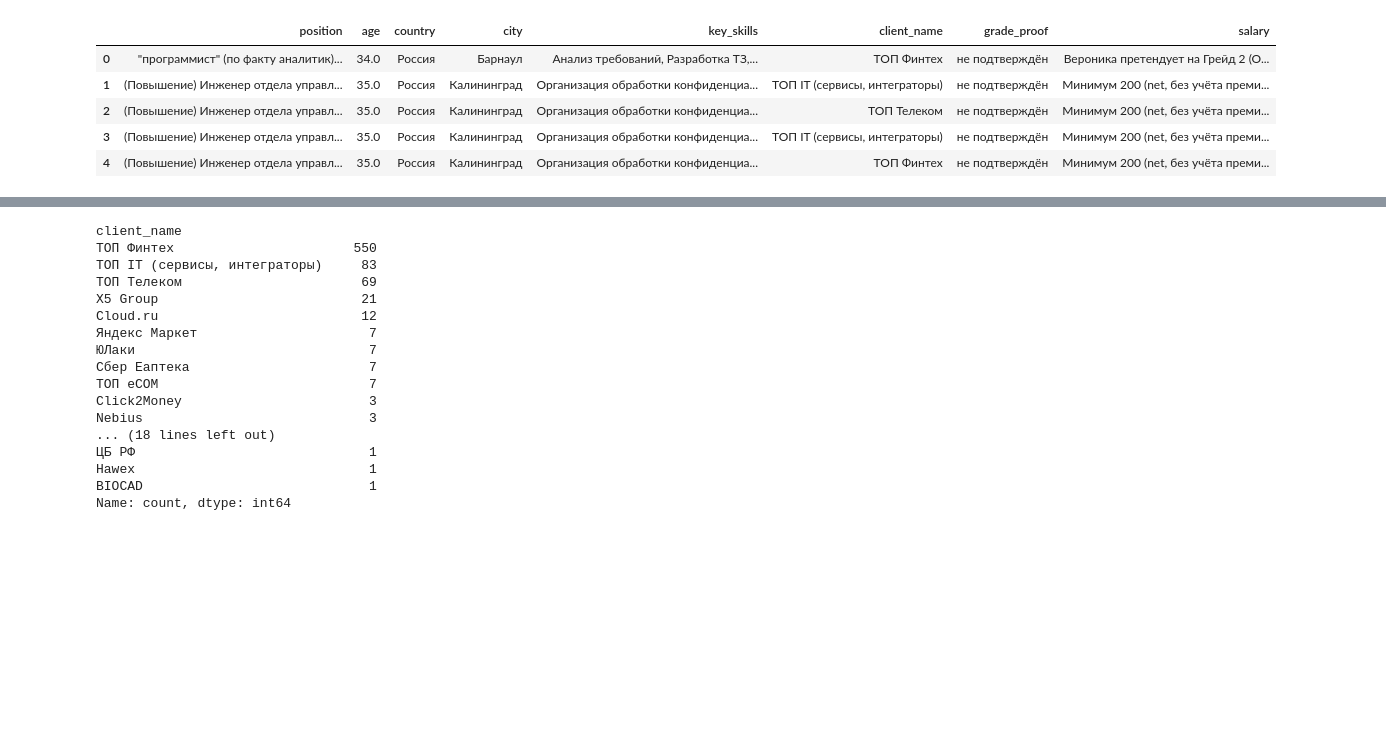
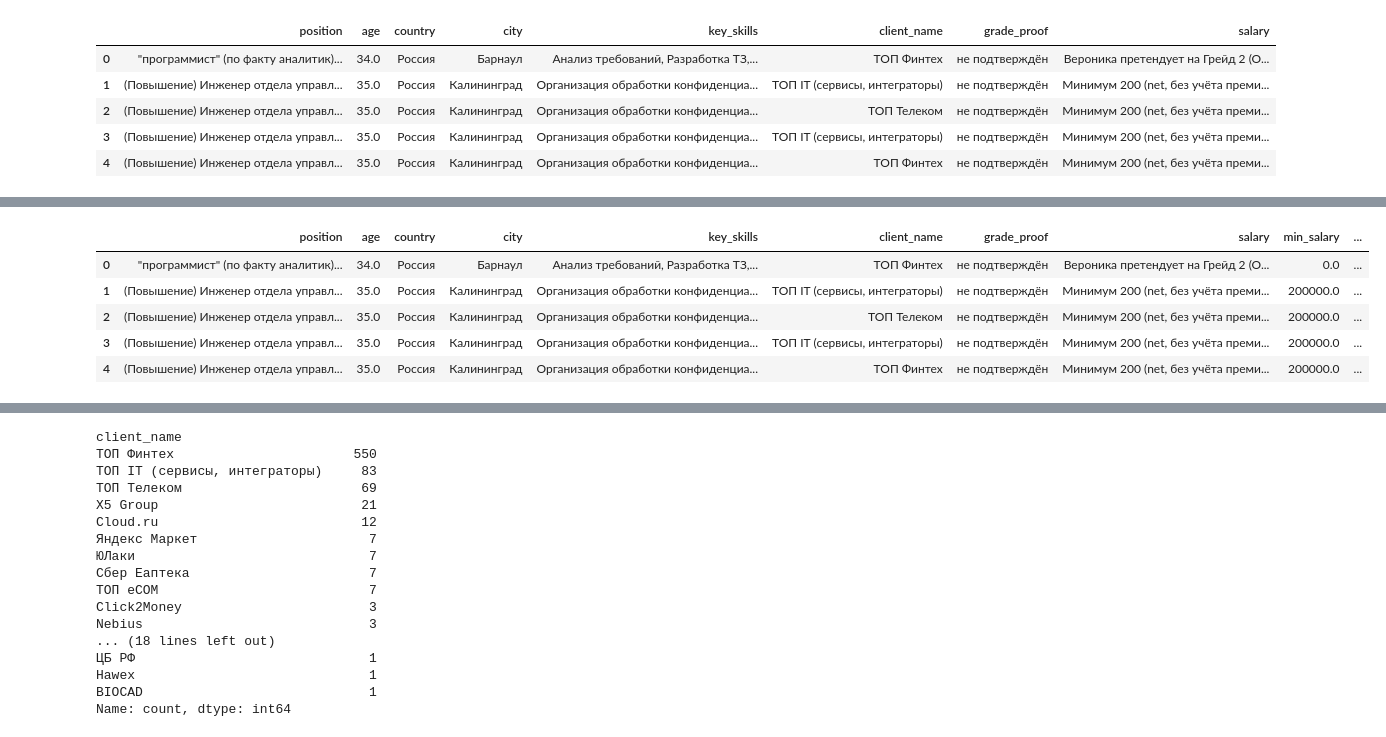
Before and after one commit to Halva773/FIC_hackaton, a Jupyter notebook: notebooks/Analisis.ipynb, the cells around one changed output, grey strips where cells are left out. Drawn from its saved outputs; the diff is of its cells as text; code cells hidden in the pictures; blank space fills up the shorter version.

```diff
--- a/notebooks/Analisis.ipynb
+++ b/notebooks/Analisis.ipynb
@@ -15,0 +56,63 @@ data.head()
+# %%
+def extract_salaries(df, salary_column):
+    """
+    Извлекает минимальную и комфортную зарплату из текстовой колонки, а также грейд.
+
+    Args:
+        df (pd.DataFrame): Исходный датафрейм.
+        salary_column (str): Имя текстовой колонки с информацией о зарплате.
+
+    Returns:
+        pd.DataFrame: Датафрейм с добавленными колонками `min_salary`, `comfort_salary` и `grade`.
+    """
+    def process_salary(salary_text):
+        if len(salary_text) < 2:
+            return 0, 0, 0, 0
+        # Проверка на наличие грейда
+        grade_match = re.search(r'(?:\bгрейд\s*\d+|\d+\s*-?[й-]?\s*грейд)', salary_text, flags=re.IGNORECASE)
+        if grade_match:
+            # Если найден грейд, извлекаем его и очищаем текст
+            grade = int(re.search(r'\d+', grade_match.group(0)).group())
+            # Удаляем текст с грейдом из salary
+            salary_text = re.sub(r'(?:\bгрейд\s*\d+|\d+\s*-?[й-]?\s*грейд)', '', salary_text, flags=re.IGNORECASE)
+            return 0, 0, grade, salary_text.strip()
+
+
+        matches = re.findall(r'\b\d{1,3}(?:[\.,]\d{1,3})*(?:\s\d{3})?\s?(?:евро)\b', salary_text)
+
+        numbers = [int(match.split(' ')[0].replace(" ", "").replace(".", "").replace(',', '')) for match in matches]
+        numbers = [i*100*90 if i < 100 else i*90 for i in numbers]
+        if numbers:
+            return min(numbers), max(numbers), 0, salary_text
+
+        # Находим числа из 2 до 6 цифр, поддерживая разделители пробелом или точкой
+        matches = re.findall(r'\b\d{2,6}(?:[\s.,]\d{3})?', salary_text)
+        numbers = [int(match.replace(" ", "").replace(".", "").replace(',', '')) for match in matches]
+
+        numbers = [i*1000 if i < 1000 else i for i in numbers]
+        # Возвращаем минимальную и комфортную зарплату
+        if numbers:
+            return min(numbers), max(numbers), 0, salary_text
+        return 0, 0, 0, salary_text
+
+    # Применяем функцию к каждой строке в колонке salary_column
+    df[['min_salary', 'comfort_salary', 'grade', 'updated_salary']] = df[salary_column].apply(
+        lambda x: pd.Series(process_salary(x) if isinstance(x, str) else (0, 0, 0, x))
+    )
+    df.loc[(df.min_salary == 0) & (df.comfort_salary != 0), 'min_salary'] = df.loc[(df.min_salary == 0) & (df.comfort_salary != 0), 'comfort_salary']
+    df.loc[(df.min_salary != 0) & (df.comfort_salary == 0), 'comfort_salary'] = df.loc[(df.min_salary != 0) & (df.comfort_salary == 0), 'min_salary']
+    # Обновляем колонку salary с учетом удаленного текста про грейд
+#     df[salary_column] = df['updated_salary']
+    df.drop(columns=['updated_salary'], inplace=True)
+
+    return df
+
+data = extract_salaries(data, 'salary')
+data.head()
+# %% [output]
+|  | position | age | country | city | key_skills | client_name | grade_proof | salary | min_salary | ... |
+| 0 | "программист" (по факту аналитик)... | 34.0 | Россия | Барнаул | Анализ требований, Разработка ТЗ,... | ТОП Финтех | не подтверждён | Вероника претендует на Грейд 2 (О... | 0.0 | ... |
+| 1 | (Повышение) Инженер отдела управл... | 35.0 | Россия | Калининград | Организация обработки конфиденциа... | ТОП IT (сервисы, интеграторы) | не подтверждён | Минимум 200 (net, без учёта преми... | 200000.0 | ... |
+| 2 | (Повышение) Инженер отдела управл... | 35.0 | Россия | Калининград | Организация обработки конфиденциа... | ТОП Телеком | не подтверждён | Минимум 200 (net, без учёта преми... | 200000.0 | ... |
+| 3 | (Повышение) Инженер отдела управл... | 35.0 | Россия | Калининград | Организация обработки конфиденциа... | ТОП IT (сервисы, интеграторы) | не подтверждён | Минимум 200 (net, без учёта преми... | 200000.0 | ... |
+| 4 | (Повышение) Инженер отдела управл... | 35.0 | Россия | Калининград | Организация обработки конфиденциа... | ТОП Финтех | не подтверждён | Минимум 200 (net, без учёта преми... | 200000.0 | ... |
```
Also changed, not shown: parts of 13 cells of this notebook, 4 other files.
